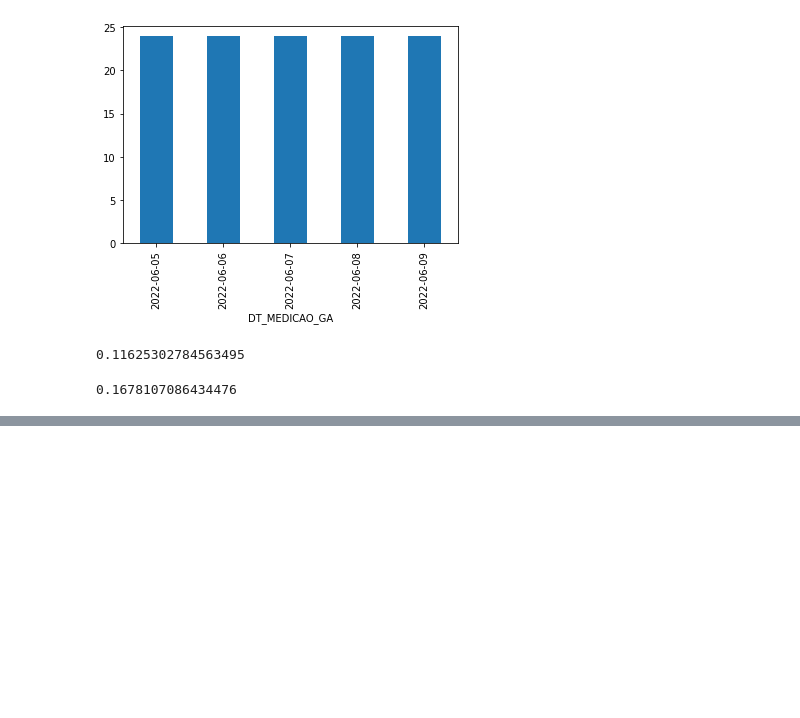
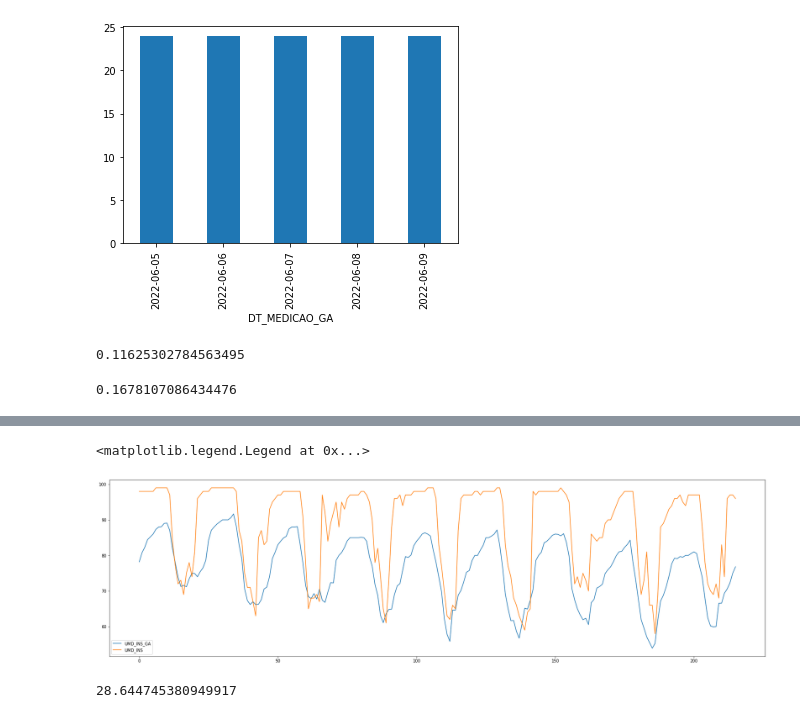
Before and after one commit to garoa-startup/analis_dos_dados, a Jupyter notebook: analise.ipynb, the cells around one changed output, grey strips where cells are left out. Saved outputs shown, nothing was run; the diff lists cells and outputs as text; code cells hidden in the pictures; blank space fills up the shorter version.

```diff
--- a/analise.ipynb
+++ b/analise.ipynb
@@ -97,0 +98,13 @@ AttributeError: 'Line2D' object has no property 'lable'
+# %%
+garoa.UMD_INS_GA.plot(figsize=(29,8), label='UMD_INS_GA')
+dados_inmet.UMD_INS.plot(figsize=(29,8), label='UMD_INS')
+plt.legend()
+# %% [output]
+<matplotlib.legend.Legend at 0x...>
+[figure, added]
+# %%
+dia = garoa.iloc[:-192:]
+dia = dia.TEM_INS_GA.mean()
+dia
+# %% [output]
+28.644745380949917
```
Also changed, not shown: parts of 4 cells of this notebook, 1 other file.
